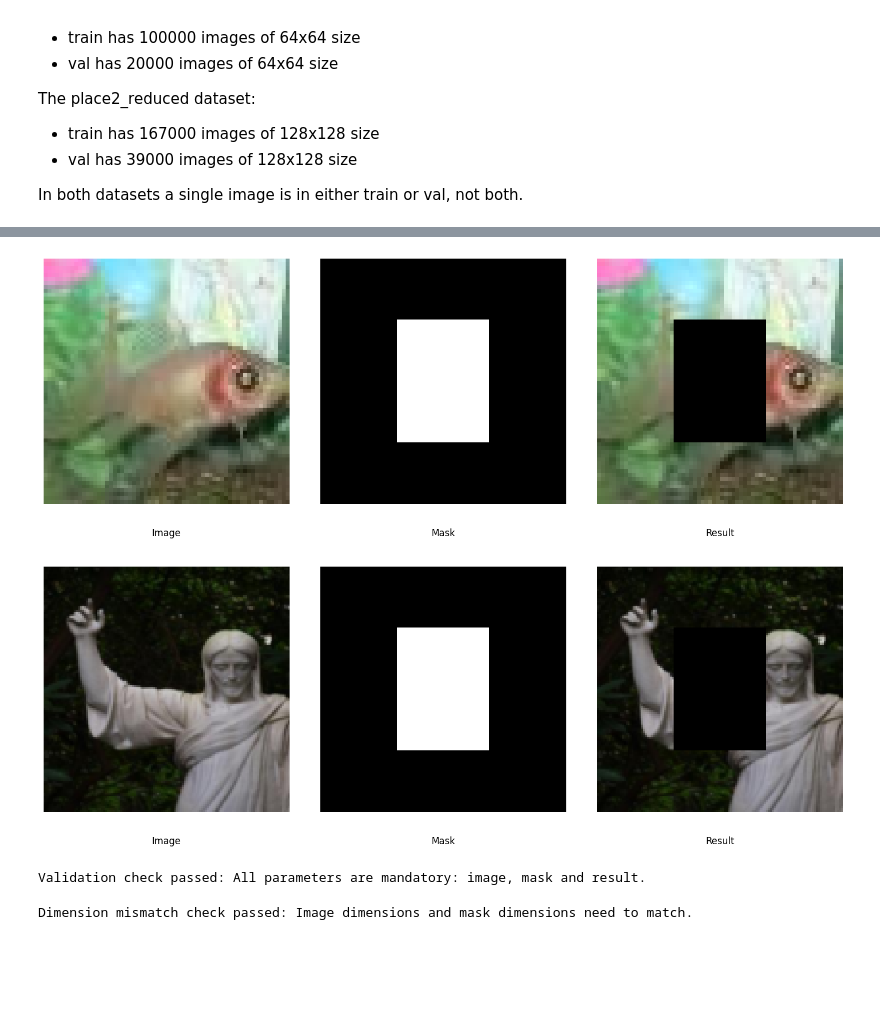
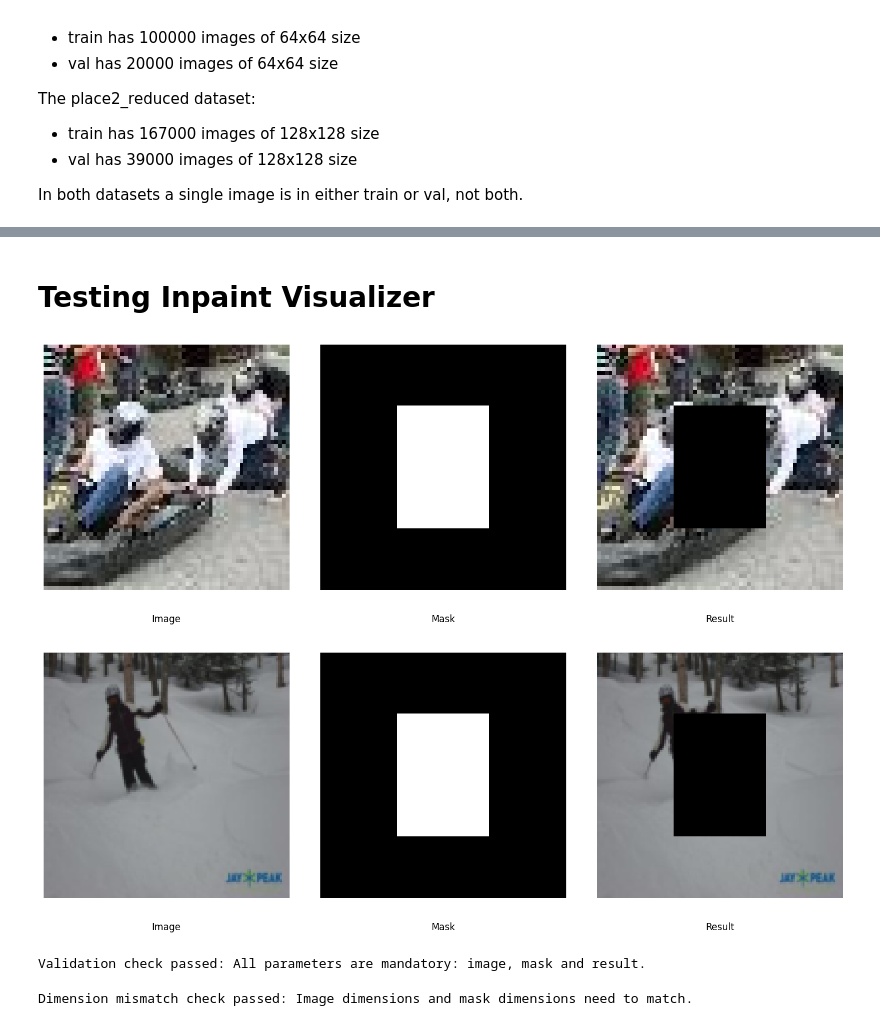
Before and after one commit to MariusVladDumitru/IA2-Project, a Jupyter notebook: src/IA2_Project_Dumitru_Marius-Vlad.ipynb, the cells around one changed output, grey strips where cells are left out. Drawn from its saved outputs; the diff is of its cells as text; code cells hidden in the pictures; blank space fills up the shorter version.

```diff
--- a/src/IA2_Project_Dumitru_Marius-Vlad.ipynb
+++ b/src/IA2_Project_Dumitru_Marius-Vlad.ipynb
@@ -388,34 +642,42 @@ class InpaintingVisualizer:
 
         plt.tight_layout()
         plt.show()
+# %% [markdown]
+# Testing Inpaint Visualizer
 # %%
 # Test the inpainting visualizer
+# This needs to be completely rewritten
+import torch
 inpainting_visualizer = InpaintingVisualizer()
+images_obj.change_db('tinyimagenet')
+tinyimagenet = images_obj
 tinyimagenet_image = tinyimagenet[0]
 tinyimagenet_mask = torch.zeros((64, 64), dtype=torch.float32)
 tinyimagenet_mask[16:48, 20:44] = 1.0
 
 tinyimagenet_result = tinyimagenet_image.clone()
 tinyimagenet_result[:, tinyimagenet_mask.bool()] = 0.0
 
 inpainting_visualizer.visualize(tinyimagenet_image, tinyimagenet_mask, tinyimagenet_result)
 
+images_obj.change_db('places2')
+places2 = images_obj
 places2_image = T.Resize((128, 128))(places2[0])
 places2_mask = torch.zeros((128, 128), dtype=torch.float32)
 places2_mask[32:96, 40:88] = 1.0
 
 places2_result = places2_image.clone()
 places2_result[:, places2_mask.bool()] = 0.0
 
 inpainting_visualizer.visualize(places2_image, places2_mask, places2_result)
 
 try:
     inpainting_visualizer.visualize(places2_image, None, places2_result)
 except ValueError as error:
     print(f'Validation check passed: {error}')
 # %% [output]
-[figure, old version]
+[figure, new version]
-[figure, old version]
+[figure, new version]
 Validation check passed: All parameters are mandatory: image, mask and result.
 # %%
 # Test image and mask dimension mismatch validation
```
Also changed, not shown: parts of 12 cells of this notebook, 4 other files.
